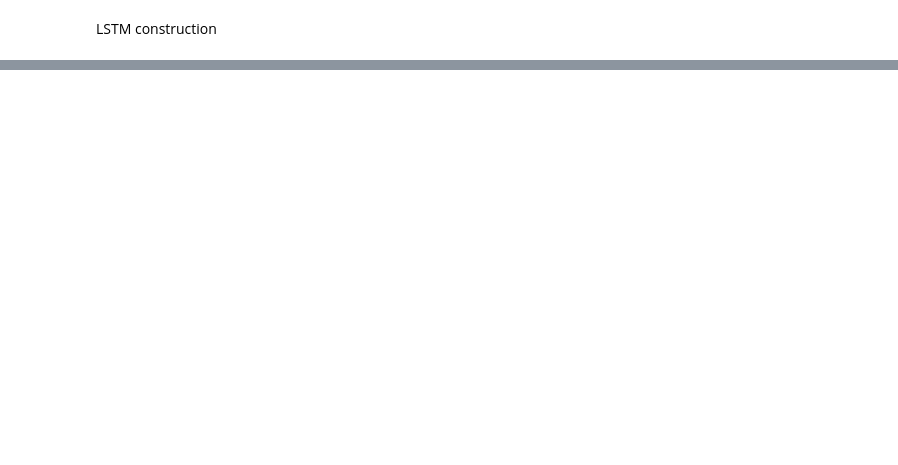
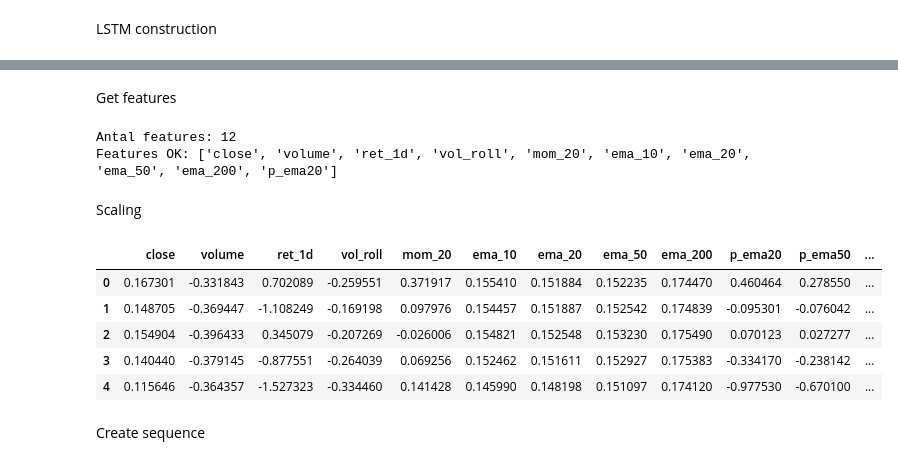
Before and after one commit to Tongthebread/AIequity, a Jupyter notebook: SwedishEquity.ipynb, the cells around one changed output, grey strips where cells are left out. Saved outputs shown, nothing was run; the diff lists cells and outputs as text; code cells hidden in the pictures; blank space fills up the shorter version.

```diff
--- a/SwedishEquity.ipynb
+++ b/SwedishEquity.ipynb
@@ -104,0 +200,73 @@ LSTM construction
+# %% [markdown]
+Get features
+# %%
+# Ladda dataset
+df = pd.read_csv("data_omxs30.csv", parse_dates=["Date"])
+
+# Behåll ticker som sträng för gruppering (men den ska INTE in i features!)
+df["ticker_str"] = df["ticker"].copy()
+
+# One-hot encode tickers
+df = pd.get_dummies(df, columns=["ticker"])
+
+# ------------------------
+#   SÄKER FEATURE-SEKTION
+# ------------------------
+
+target_col = "target"
+
+# Lista av kontinuerliga features (måste stämma med det du skapade tidigare)
+base_features = [
+    "close", "volume",
+    "ret_1d", "vol_roll", "mom_20",
+    "ema_10", "ema_20", "ema_50", "ema_200",
+    "p_ema20", "p_ema50",
+    "ema20_50"
+]
+
+# Kontroll: Finns alla basfeatures i dataframe?
+missing = [col for col in base_features if col not in df.columns]
+if missing:
+    raise ValueError(f"Följande feature-kolumner saknas i CSV: {missing}\n"
+                     "Du måste generera EMA-features innan du sparar CSV!")
+
+# Hämta one-hot kolumner för tickers
+ticker_features = [c for c in df.columns if c.startswith("ticker_")]
+
+# Kombinera alla features
+feature_cols = base_features + ticker_features
+
+# -----------------------------
+#   SÄKERHET: Endast numeriska
+# -----------------------------
+# Ta bort features som *inte* är numeriska av misstag
+numeric_feature_cols = [
+    col for col in feature_cols
+    if np.issubdtype(df[col].dtype, np.number)
+]
+
+# Kontroll: Ska vara exakt samma antal som feature_cols
+feature_cols = numeric_feature_cols
+
+print("Antal features:", len(feature_cols))
+print("Features OK:", feature_cols[:10])
+# %% [output]
+Antal features: 12
+Features OK: ['close', 'volume', 'ret_1d', 'vol_roll', 'mom_20', 'ema_10', 'ema_20', 'ema_50', 'ema_200', 'p_ema20']
+# %% [markdown]
+Scaling
+# %%
+# Skala enbart de kontinuerliga features
+scaler = StandardScaler()
+df[base_features] = scaler.fit_transform(df[base_features])
+
+df[feature_cols].head()
+# %% [output]
+|  | close | volume | ret_1d | vol_roll | mom_20 | ema_10 | ema_20 | ema_50 | ema_200 | p_ema20 | p_ema50 | ... |
+| 0 | 0.167301 | -0.331843 | 0.702089 | -0.259551 | 0.371917 | 0.155410 | 0.151884 | 0.152235 | 0.174470 | 0.460464 | 0.278550 | ... |
+| 1 | 0.148705 | -0.369447 | -1.108249 | -0.169198 | 0.097976 | 0.154457 | 0.151887 | 0.152542 | 0.174839 | -0.095301 | -0.076042 | ... |
+| 2 | 0.154904 | -0.396433 | 0.345079 | -0.207269 | -0.026006 | 0.154821 | 0.152548 | 0.153230 | 0.175490 | 0.070123 | 0.027277 | ... |
+| 3 | 0.140440 | -0.379145 | -0.877551 | -0.264039 | 0.069256 | 0.152462 | 0.151611 | 0.152927 | 0.175383 | -0.334170 | -0.238142 | ... |
+| 4 | 0.115646 | -0.364357 | -1.527323 | -0.334460 | 0.141428 | 0.145990 | 0.148198 | 0.151097 | 0.174120 | -0.977530 | -0.670100 | ... |
+# %% [markdown]
+Create sequence
```
Also changed, not shown: parts of 14 cells of this notebook.
